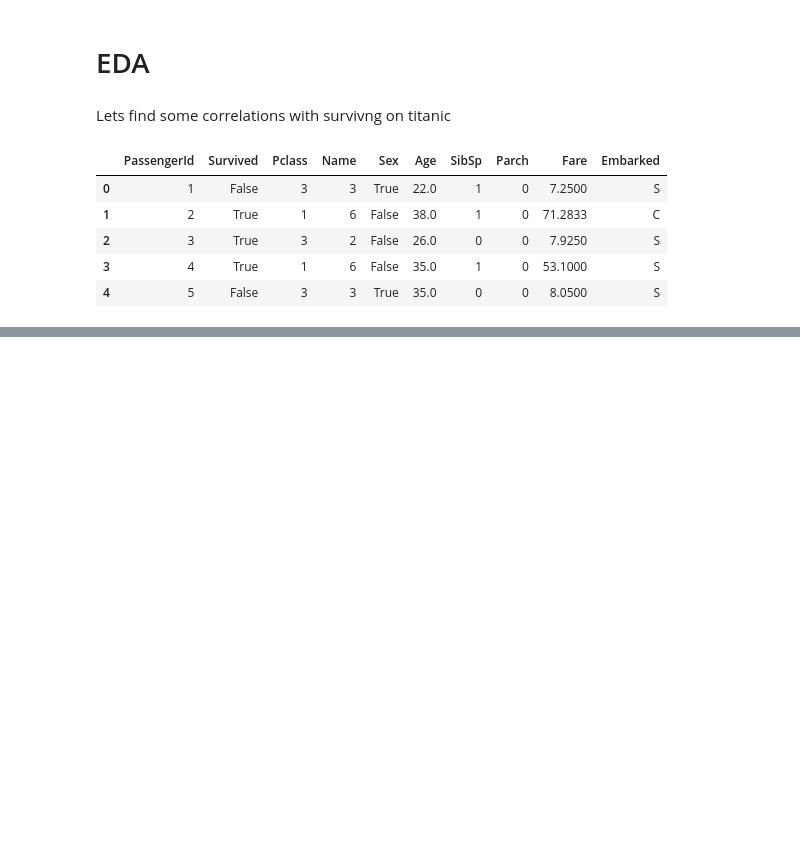
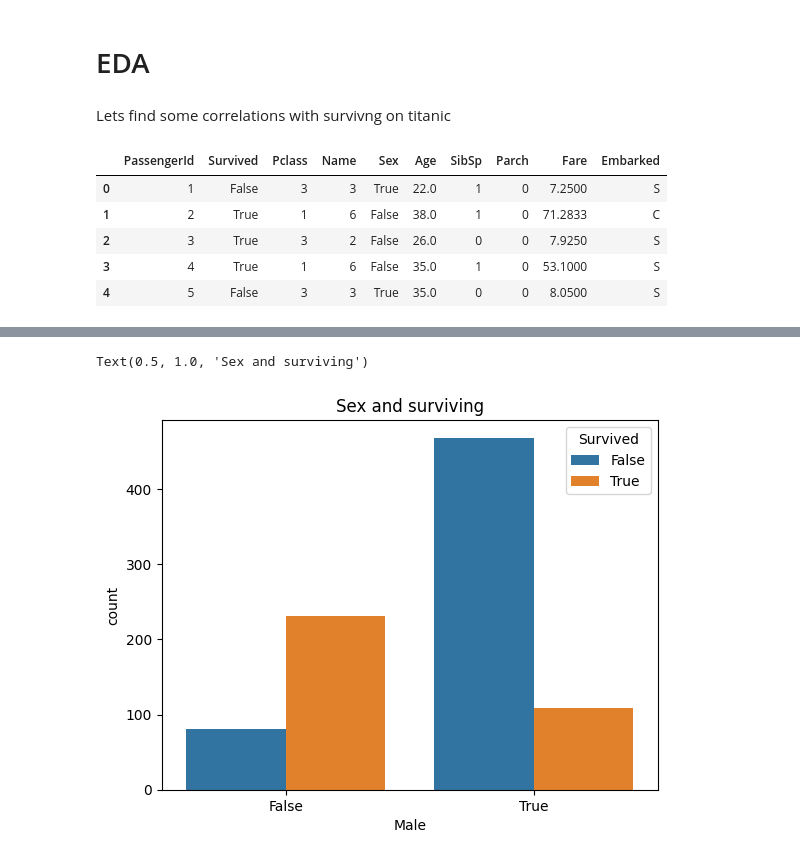
Before and after one commit to PigStep/ML-Titanic-Kaggle-contest, a Jupyter notebook: notebooks/ML titanic prediction/Titanic_notebook.ipynb, the cells around one changed output, grey strips where cells are left out. Cells and saved outputs as stored; diff of their text form; code cells hidden in the pictures; blank space fills up the shorter version.

```diff
--- a/notebooks/ML titanic prediction/Titanic_notebook.ipynb
+++ b/notebooks/ML titanic prediction/Titanic_notebook.ipynb
@@ -293,0 +316,7 @@ sns.countplot(titanic_train,hue="Survived",x="Pclass")
+# %%
+sns.countplot(titanic_train, x= "Sex", hue="Survived")
+plt.xlabel("Male")
+plt.title("Sex and surviving")
+# %% [output]
+Text(0.5, 1.0, 'Sex and surviving')
+[figure, added]
```
Also changed, not shown: parts of 5 cells of this notebook.
